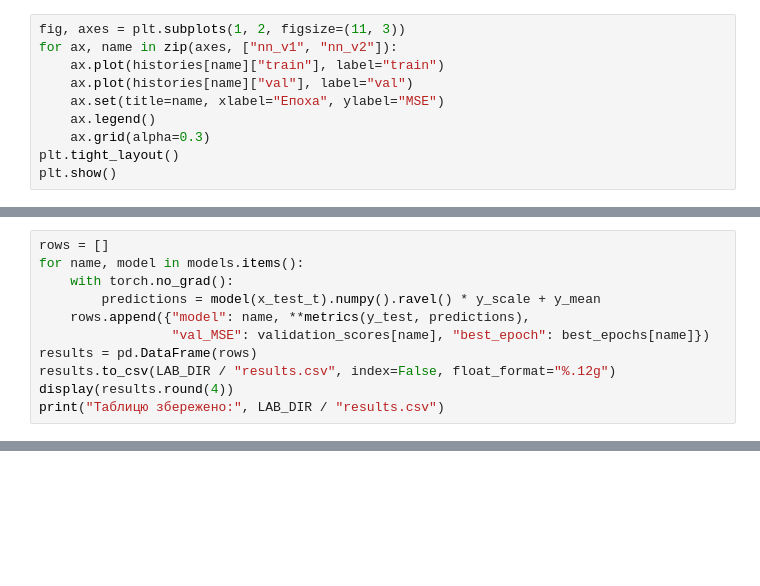
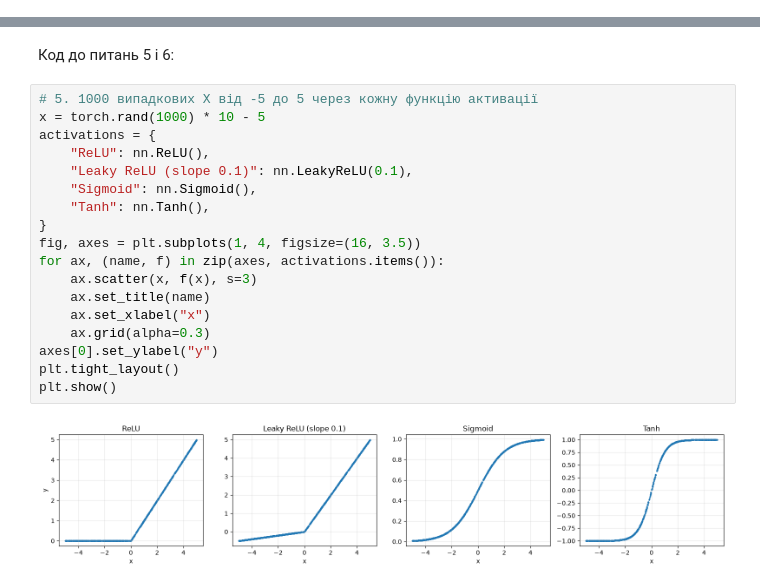
Before and after one commit to VladyslavPerehuda/ai-systems, a Jupyter notebook: lab2/nn_task.ipynb, the cells around one changed output, grey strips where cells are left out. Saved outputs shown, nothing was run; the diff lists cells and outputs as text; blank space fills up the shorter version.

```diff
--- a/lab2/nn_task.ipynb
+++ b/lab2/nn_task.ipynb
@@ -494,10 +0,0 @@ nn_v2: val MSE=4.5301, найкраща епоха=66/200
-# %%
-fig, axes = plt.subplots(1, 2, figsize=(11, 3))
-for ax, name in zip(axes, ["nn_v1", "nn_v2"]):
-    ax.plot(histories[name]["train"], label="train")
-    ax.plot(histories[name]["val"], label="val")
-    ax.set(title=name, xlabel="Епоха", ylabel="MSE")
-    ax.legend()
-    ax.grid(alpha=0.3)
-plt.tight_layout()
-plt.show()
@@ -541,11 +0,0 @@ nn_v2_batch64: val MSE=4.4839, найкраща епоха=36/200
-# %%
-rows = []
-for name, model in models.items():
-    with torch.no_grad():
-        predictions = model(x_test_t).numpy().ravel() * y_scale + y_mean
-    rows.append({"model": name, **metrics(y_test, predictions),
-                 "val_MSE": validation_scores[name], "best_epoch": best_epochs[name]})
-results = pd.DataFrame(rows)
-results.to_csv(LAB_DIR / "results.csv", index=False, float_format="%.12g")
-display(results.round(4))
-print("Таблицю збережено:", LAB_DIR / "results.csv")
@@ -695,0 +79,22 @@ demo.launch(share=False, debug=False, prevent_thread_lock=True, inline=True,
+# %% [markdown]
+Код до питань 5 і 6:
+# %%
+# 5. 1000 випадкових X від -5 до 5 через кожну функцію активації
+x = torch.rand(1000) * 10 - 5
+activations = {
+    "ReLU": nn.ReLU(),
+    "Leaky ReLU (slope 0.1)": nn.LeakyReLU(0.1),
+    "Sigmoid": nn.Sigmoid(),
+    "Tanh": nn.Tanh(),
+}
+fig, axes = plt.subplots(1, 4, figsize=(16, 3.5))
+for ax, (name, f) in zip(axes, activations.items()):
+    ax.scatter(x, f(x), s=3)
+    ax.set_title(name)
+    ax.set_xlabel("x")
+    ax.grid(alpha=0.3)
+axes[0].set_ylabel("y")
+plt.tight_layout()
+plt.show()
+# %% [output]
+[figure, added]
```
Also changed, not shown: parts of 103 cells of this notebook, 28 other files.
